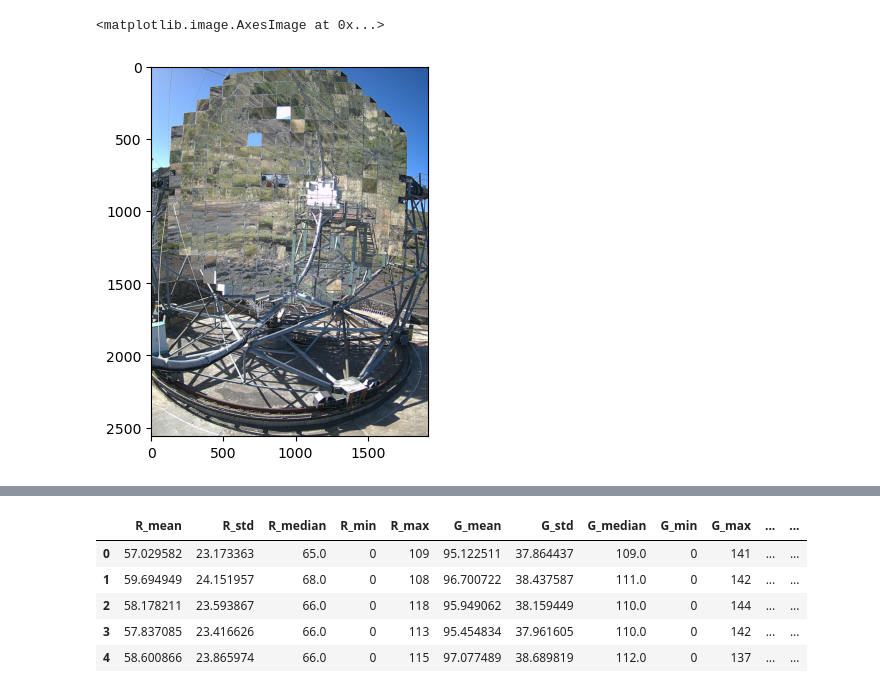
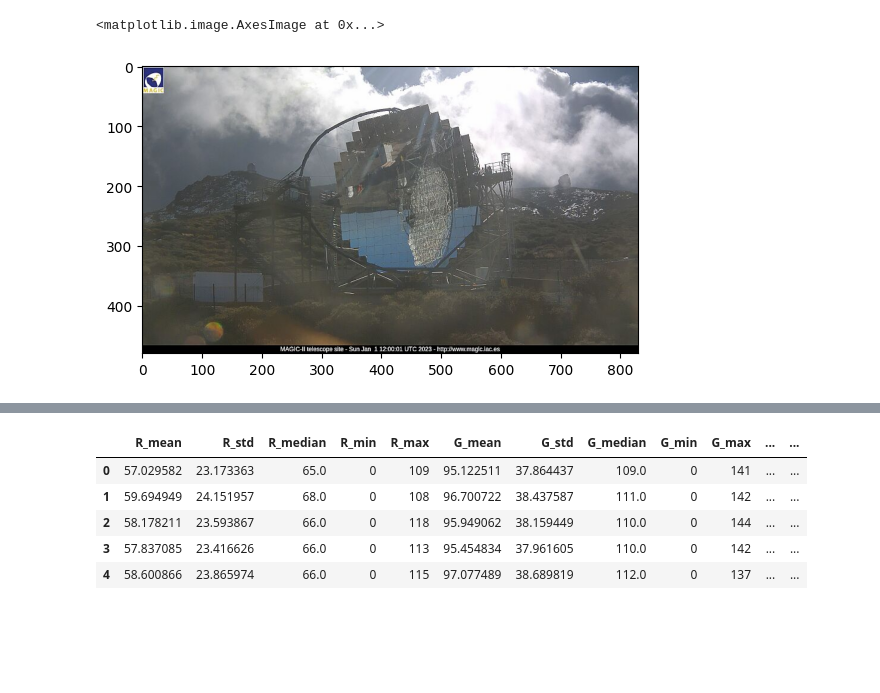
Before and after one commit to pawel21/Computer_vision_for_MAGIC, a Jupyter notebook: notebooks/extract_mirror_and_features.ipynb, the cells around one changed output, grey strips where cells are left out. Saved outputs shown, nothing was run; the diff lists cells and outputs as text; code cells hidden in the pictures; blank space fills up the shorter version.

```diff
--- a/notebooks/extract_mirror_and_features.ipynb
+++ b/notebooks/extract_mirror_and_features.ipynb
@@ -40,8 +70,8 @@ def show_image(image_path):
 # %%
-img_path = "../../data/webcam_useful_image/webcam_useful_images/image_2023-01-01_1200.jpg"
+img_path = "../data/webcam_useful_image/webcam_useful_images/image_2023-01-01_1200.jpg"
 img_path_adata = "/media/pgliwny/ADATA HD3303/Computer_Vision_system/data/MAGIC/IRCam/IRCamera/2025/08/15/IRCamM1T20250815_095000M.jpg"
-img = np.array(Image.open(img_path_adata).convert('RGB'))
+img = np.array(Image.open(img_path).convert('RGB'))
 plt.imshow(img)
 # %% [output]
 <matplotlib.image.AxesImage at 0x...>
-[figure, old version]
+[figure, new version]
```
Also changed, not shown: parts of 22 cells of this notebook, 5 other files.
